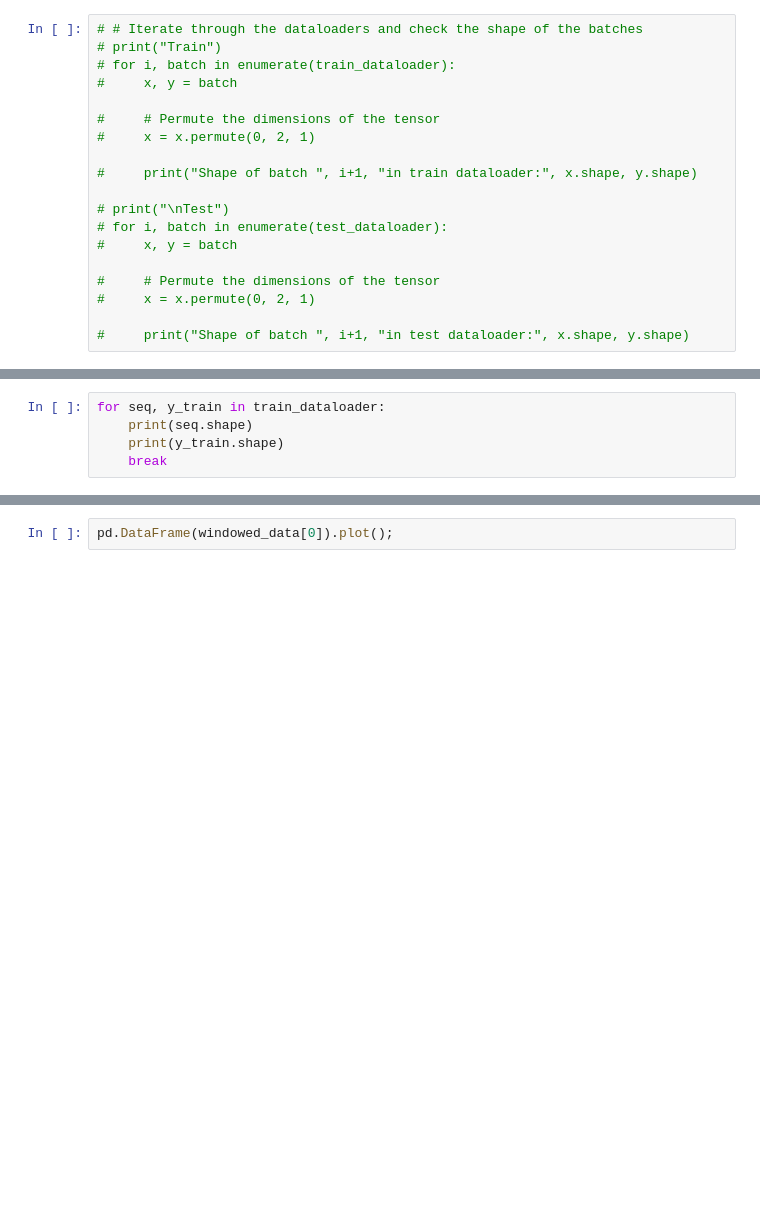
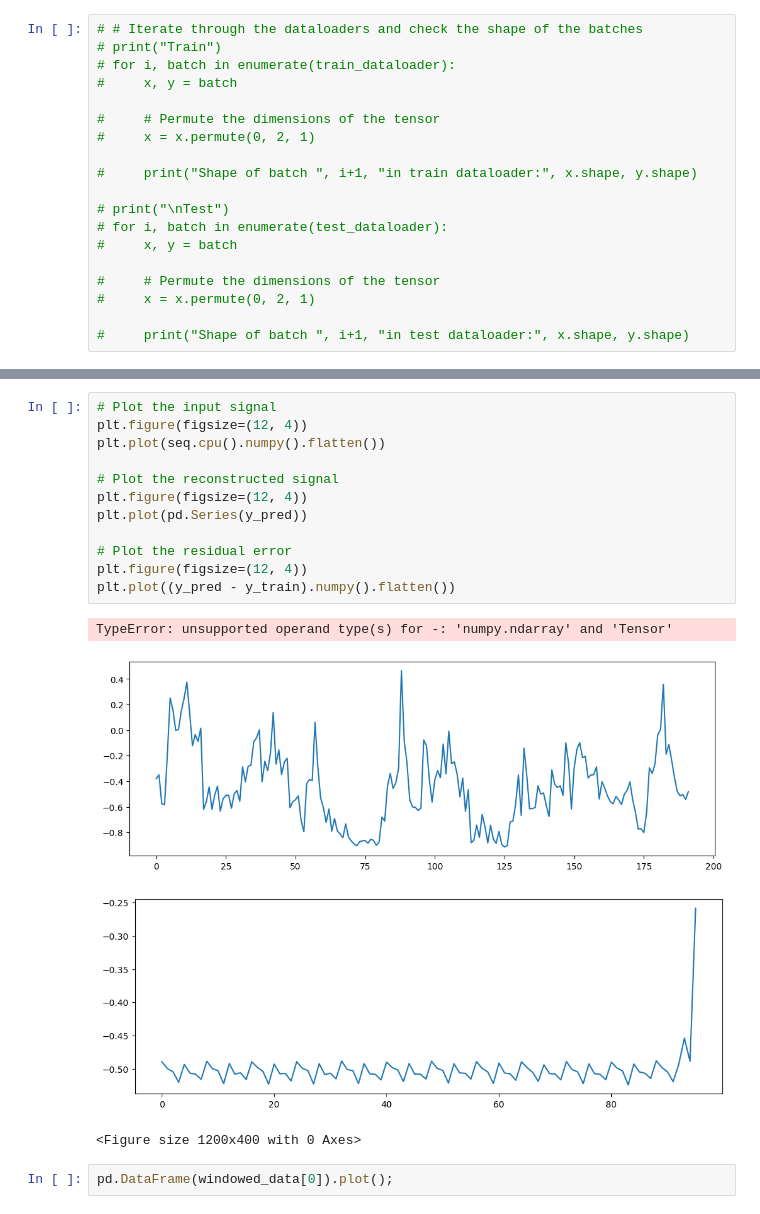
Before and after one commit to zeagame-kk/Thesis, a Jupyter notebook: playground.ipynb, the cells around one changed output, grey strips where cells are left out. Drawn from its saved outputs; the diff is of its cells as text; blank space fills up the shorter version.

```diff
--- a/playground.ipynb
+++ b/playground.ipynb
@@ -599,5 +568,0 @@ Duration: 12 seconds
-# %%
-for seq, y_train in train_dataloader:
-    print(seq.shape)
-    print(y_train.shape)
-    break
@@ -607,3 +632,20 @@ torch.Size([32, 1, 96])
+# %%
+# Plot the input signal
+plt.figure(figsize=(12, 4))
+plt.plot(seq.cpu().numpy().flatten())
+
+# Plot the reconstructed signal
+plt.figure(figsize=(12, 4))
+plt.plot(pd.Series(y_pred))
+
+# Plot the residual error
+plt.figure(figsize=(12, 4))
+plt.plot((y_pred - y_train).numpy().flatten())
+# %% [output]
+TypeError: unsupported operand type(s) for -: 'numpy.ndarray' and 'Tensor'
+[figure, added]
+[figure, added]
+<Figure size 1200x400 with 0 Axes>
 # %%
 pd.DataFrame(windowed_data[0]).plot();
 # %% [output]
```
Also changed, not shown: parts of 26 cells of this notebook.
